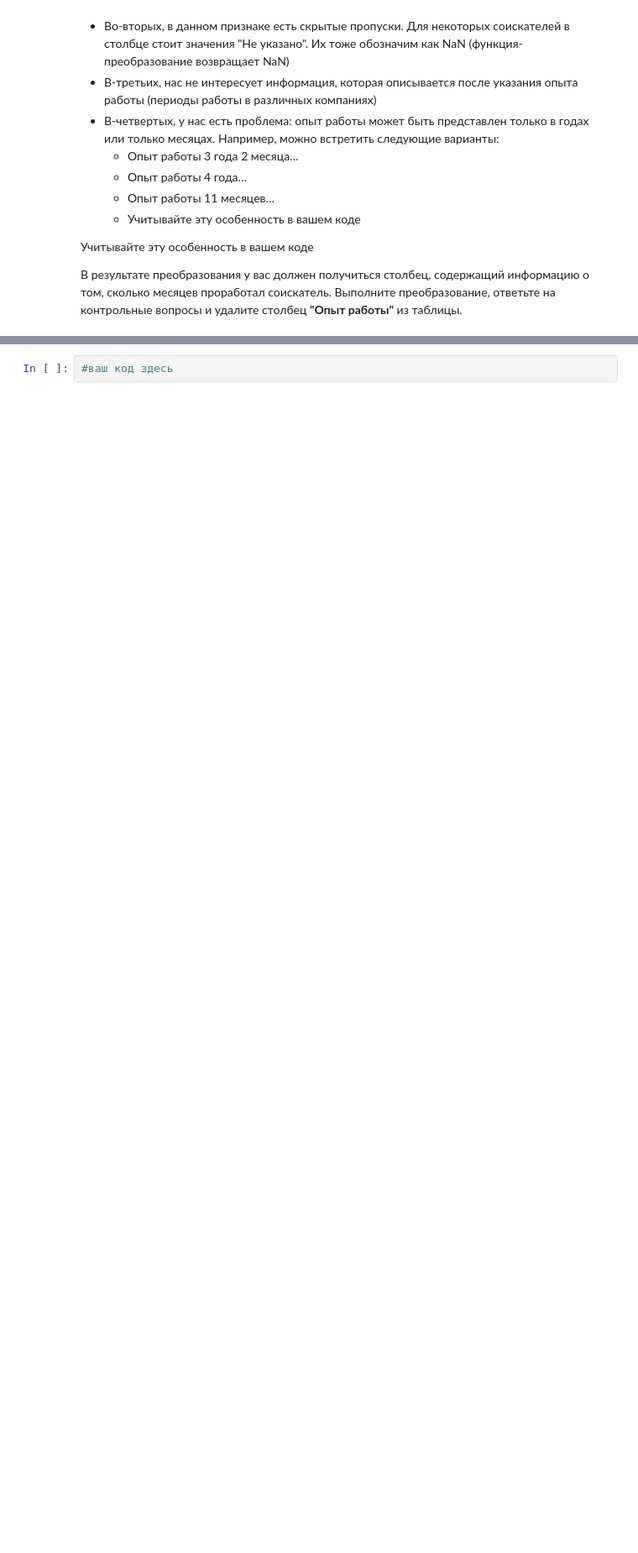
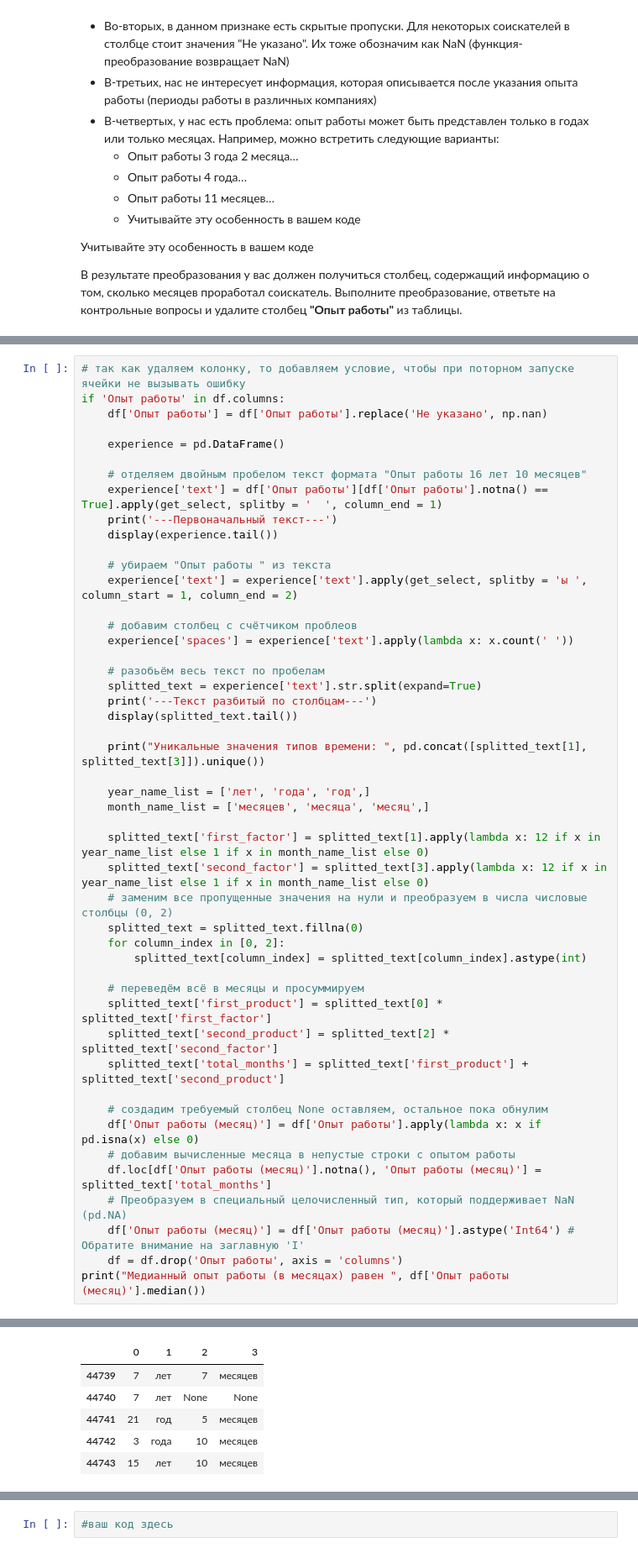
Before and after one commit to iTonyJah/DataScience, a Jupyter notebook: Edu/python_for_data_analysis/python_for_data_analysis_final_project.ipynb, the cells around one changed output, grey strips where cells are left out. Shown at 84% size. Cells and saved outputs as stored; diff of their text form; blank space fills up the shorter version.

```diff
--- a/Edu/python_for_data_analysis/python_for_data_analysis_final_project.ipynb
+++ b/Edu/python_for_data_analysis/python_for_data_analysis_final_project.ipynb
@@ -267,0 +184,49 @@ experience
+# %%
+# так как удаляем колонку, то добавляем условие, чтобы при поторном запуске ячейки не вызывать ошибку
+if 'Опыт работы' in df.columns:
+    df['Опыт работы'] = df['Опыт работы'].replace('Не указано', np.nan)
+
+    experience = pd.DataFrame()
+
+    # отделяем двойным пробелом текст формата "Опыт работы 16 лет 10 месяцев"
+    experience['text'] = df['Опыт работы'][df['Опыт работы'].notna() == True].apply(get_select, splitby = '  ', column_end = 1)
+    print('---Первоначальный текст---')
+    display(experience.tail())
+
+    # убираем "Опыт работы " из текста
+    experience['text'] = experience['text'].apply(get_select, splitby = 'ы ', column_start = 1, column_end = 2)
+
+    # добавим столбец с счётчиком проблеов
+    experience['spaces'] = experience['text'].apply(lambda x: x.count(' '))
+
+    # разобьём весь текст по пробелам
+    splitted_text = experience['text'].str.split(expand=True)
+    print('---Текст разбитый по столбцам---')
+    display(splitted_text.tail())
+
+    print("Уникальные значения типов времени: ", pd.concat([splitted_text[1], splitted_text[3]]).unique())
+
+    year_name_list = ['лет', 'года', 'год',]
+    month_name_list = ['месяцев', 'месяца', 'месяц',]
+
+    splitted_text['first_factor'] = splitted_text[1].apply(lambda x: 12 if x in year_name_list else 1 if x in month_name_list else 0)
+    splitted_text['second_factor'] = splitted_text[3].apply(lambda x: 12 if x in year_name_list else 1 if x in month_name_list else 0)
+    # заменим все пропущенные значения на нули и преобразуем в числа числовые столбцы (0, 2)
+    splitted_text = splitted_text.fillna(0)
+    for column_index in [0, 2]:
+        splitted_text[column_index] = splitted_text[column_index].astype(int)
+
+    # переведём всё в месяцы и просуммируем
+    splitted_text['first_product'] = splitted_text[0] * splitted_text['first_factor']
+    splitted_text['second_product'] = splitted_text[2] * splitted_text['second_factor']
+    splitted_text['total_months'] = splitted_text['first_product'] + splitted_text['second_product']
+
+    # создадим требуемый столбец None оставляем, остальное пока обнулим
+    df['Опыт работы (месяц)'] = df['Опыт работы'].apply(lambda x: x if pd.isna(x) else 0)
+    # добавим вычисленные месяца в непустые строки с опытом работы
+    df.loc[df['Опыт работы (месяц)'].notna(), 'Опыт работы (месяц)'] = splitted_text['total_months']
+    # Преобразуем в специальный целочисленный тип, который поддерживает NaN (pd.NA)
+    df['Опыт работы (месяц)'] = df['Опыт работы (месяц)'].astype('Int64') # Обратите внимание на заглавную 'I'
+    df = df.drop('Опыт работы', axis = 'columns')
+print("Медианный опыт работы (в месяцах) равен ", df['Опыт работы (месяц)'].median())
+# %% [output]
@@ -267,0 +241,6 @@ experience
+|  | 0 | 1 | 2 | 3 |
+| 44739 | 7 | лет | 7 | месяцев |
+| 44740 | 7 | лет | None | None |
+| 44741 | 21 | год | 5 | месяцев |
+| 44742 | 3 | года | 10 | месяцев |
+| 44743 | 15 | лет | 10 | месяцев |
```
Also changed, not shown: parts of 18 cells of this notebook.
